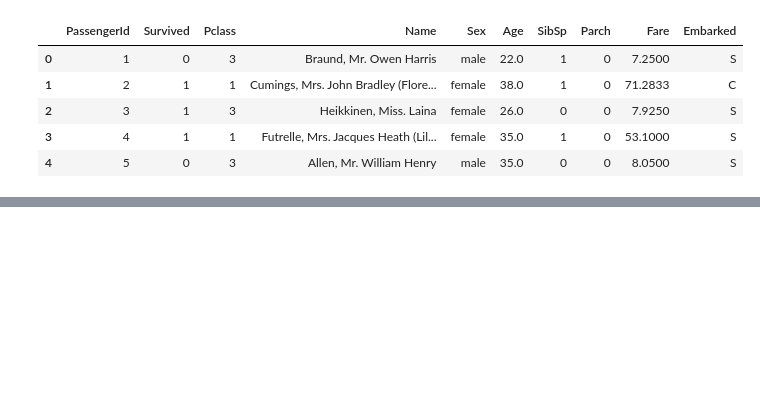
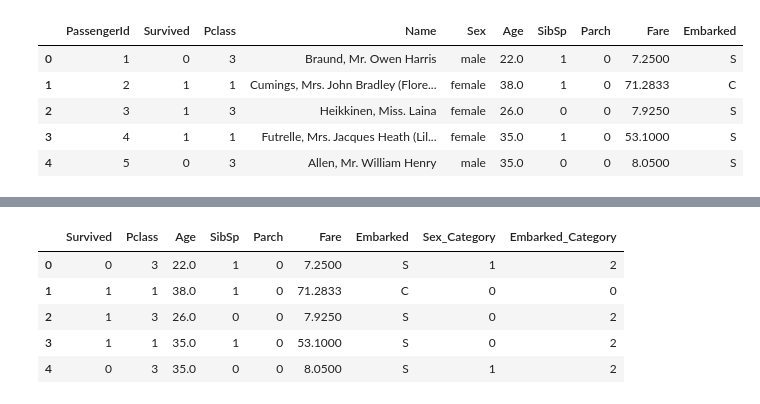
Before and after one commit to pkreddy/Python_Projects, a Jupyter notebook: Kaggle/Titanic/Titanic.ipynb, the cells around one changed output, grey strips where cells are left out. Cells and saved outputs as stored; diff of their text form; code cells hidden in the pictures; blank space fills up the shorter version.

```diff
--- a/Kaggle/Titanic/Titanic.ipynb
+++ b/Kaggle/Titanic/Titanic.ipynb
@@ -63,0 +83,4 @@ ValueError: can not merge DataFrame with instance of type <class 'pandas.core.se
+# %%
+#remove column sex
+train = train.drop('Sex',1)
+train.head()
@@ -63,0 +94,10 @@ ValueError: can not merge DataFrame with instance of type <class 'pandas.core.se
+# %%
+train['Embarked_Category'] = pd.Categorical(train.Embarked).codes
+train.head()
+# %% [output]
+|  | Survived | Pclass | Age | SibSp | Parch | Fare | Embarked | Sex_Category | Embarked_Category |
+| 0 | 0 | 3 | 22.0 | 1 | 0 | 7.2500 | S | 1 | 2 |
+| 1 | 1 | 1 | 38.0 | 1 | 0 | 71.2833 | C | 0 | 0 |
+| 2 | 1 | 3 | 26.0 | 0 | 0 | 7.9250 | S | 0 | 2 |
+| 3 | 1 | 1 | 35.0 | 1 | 0 | 53.1000 | S | 0 | 2 |
+| 4 | 0 | 3 | 35.0 | 0 | 0 | 8.0500 | S | 1 | 2 |
```
Also changed, not shown: parts of 18 cells of this notebook, 1 other file.
